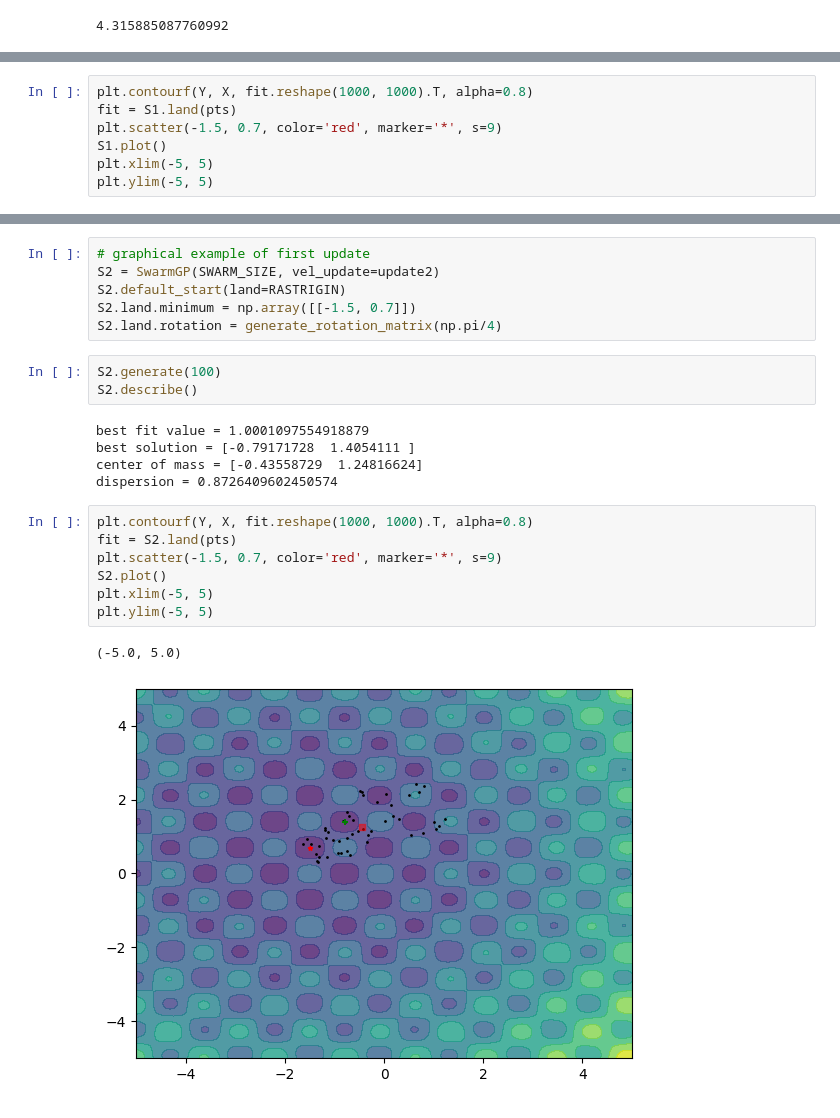
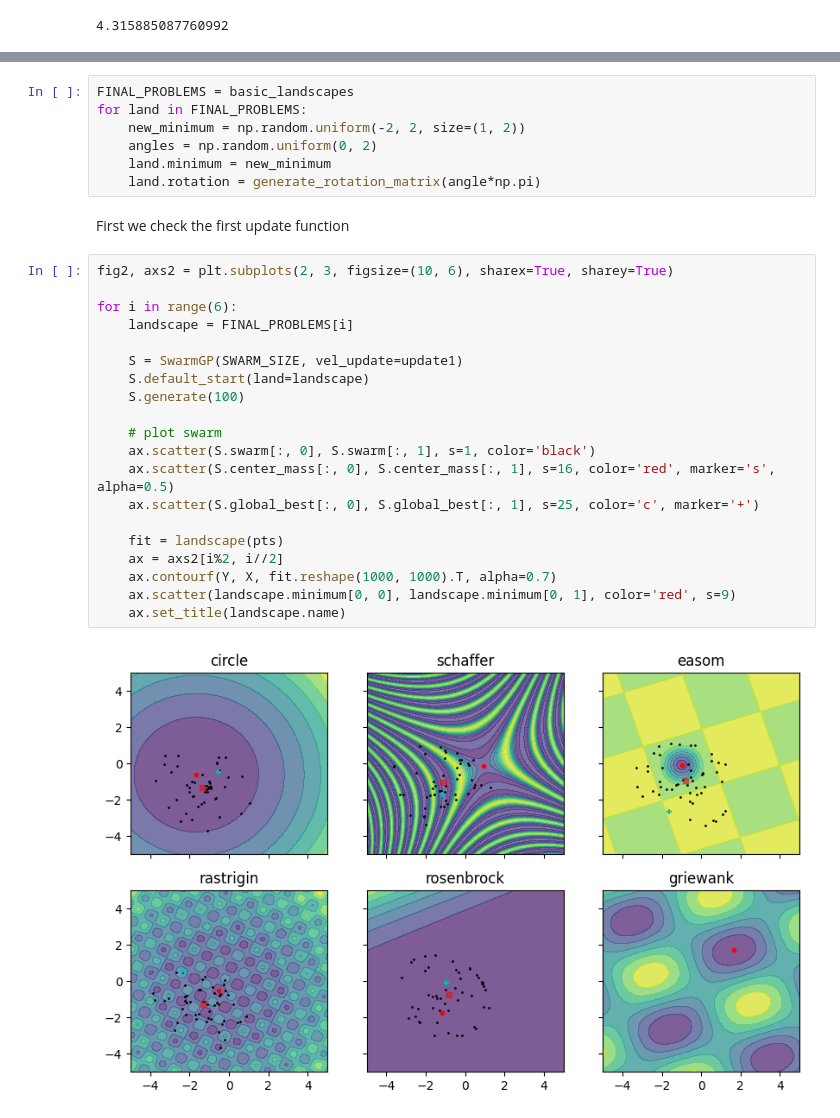
Before and after one commit to andreg24/PSO_GP_project, a Jupyter notebook: FINAL.ipynb, the cells around one changed output, grey strips where cells are left out. Cells and saved outputs as stored; diff of their text form.

```diff
--- a/FINAL.ipynb
+++ b/FINAL.ipynb
@@ -498,7 +483,0 @@ dispersion = 1.7038580664508647
-# %%
-plt.contourf(Y, X, fit.reshape(1000, 1000).T, alpha=0.8)
-fit = S1.land(pts)
-plt.scatter(-1.5, 0.7, color='red', marker='*', s=9)
-S1.plot()
-plt.xlim(-5, 5)
-plt.ylim(-5, 5)
@@ -508,24 +484,31 @@ plt.ylim(-5, 5)
-# %%
-# graphical example of first update
-S2 = SwarmGP(SWARM_SIZE, vel_update=update2)
-S2.default_start(land=RASTRIGIN)
-S2.land.minimum = np.array([[-1.5, 0.7]])
-S2.land.rotation = generate_rotation_matrix(np.pi/4)
-# %%
-S2.generate(100)
-S2.describe()
-# %% [output]
-best fit value = 1.0001097554918879
-best solution = [-0.79171728  1.4054111 ]
-center of mass = [-0.43558729  1.24816624]
-dispersion = 0.8726409602450574
-# %%
-plt.contourf(Y, X, fit.reshape(1000, 1000).T, alpha=0.8)
-fit = S2.land(pts)
-plt.scatter(-1.5, 0.7, color='red', marker='*', s=9)
-S2.plot()
-plt.xlim(-5, 5)
-plt.ylim(-5, 5)
-# %% [output]
-(-5.0, 5.0)
-[figure, removed]
+# %%
+FINAL_PROBLEMS = basic_landscapes
+for land in FINAL_PROBLEMS:
+    new_minimum = np.random.uniform(-2, 2, size=(1, 2))
+    angles = np.random.uniform(0, 2)
+    land.minimum = new_minimum
+    land.rotation = generate_rotation_matrix(angle*np.pi)
+# %% [markdown]
+First we check the first update function
+# %%
+fig2, axs2 = plt.subplots(2, 3, figsize=(10, 6), sharex=True, sharey=True)
+
+for i in range(6):
+    landscape = FINAL_PROBLEMS[i]
+
+    S = SwarmGP(SWARM_SIZE, vel_update=update1)
+    S.default_start(land=landscape)
+    S.generate(100)
+
+    # plot swarm
+    ax.scatter(S.swarm[:, 0], S.swarm[:, 1], s=1, color='black')
+    ax.scatter(S.center_mass[:, 0], S.center_mass[:, 1], s=16, color='red', marker='s', alpha=0.5)
+    ax.scatter(S.global_best[:, 0], S.global_best[:, 1], s=25, color='c', marker='+')
+
+    fit = landscape(pts)
+    ax = axs2[i%2, i//2]
+    ax.contourf(Y, X, fit.reshape(1000, 1000).T, alpha=0.7)
+    ax.scatter(landscape.minimum[0, 0], landscape.minimum[0, 1], color='red', s=9)
+    ax.set_title(landscape.name)
+# %% [output]
+[figure, added]
```
Also changed, not shown: parts of 5 cells of this notebook.
